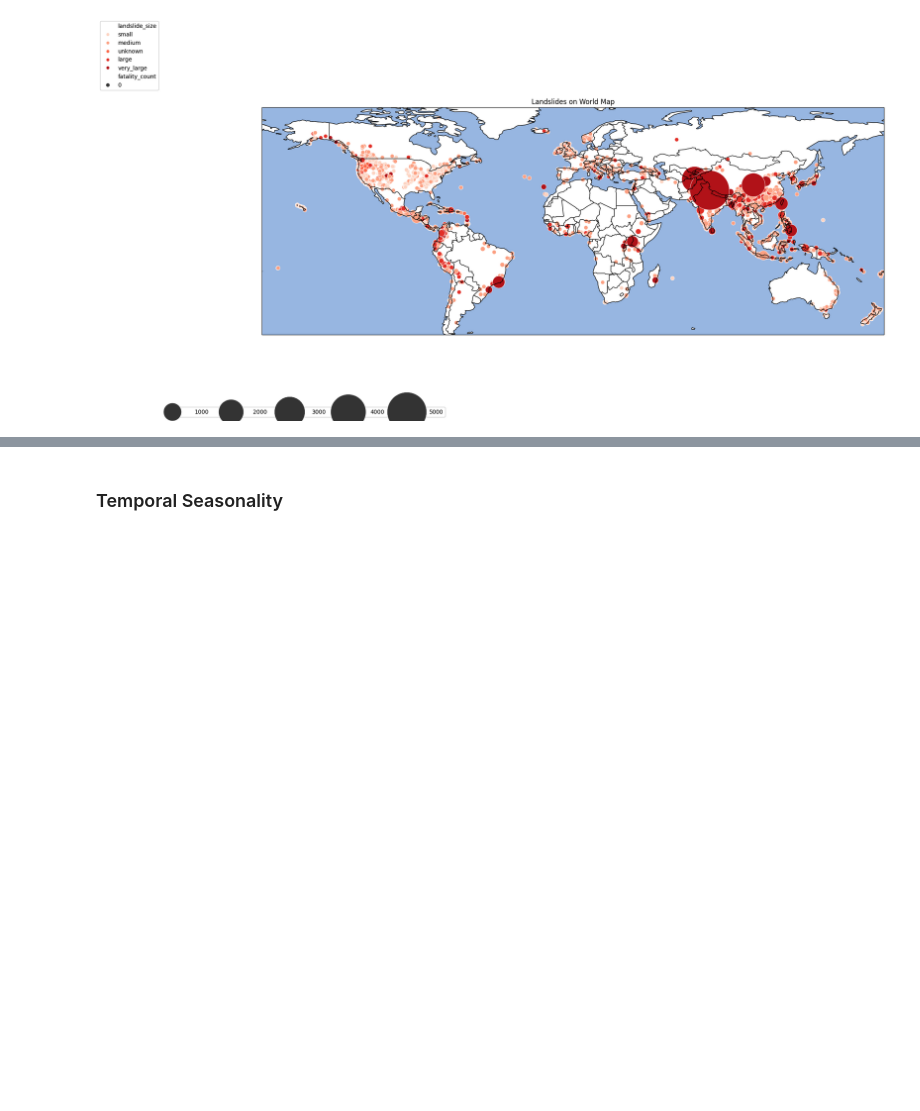
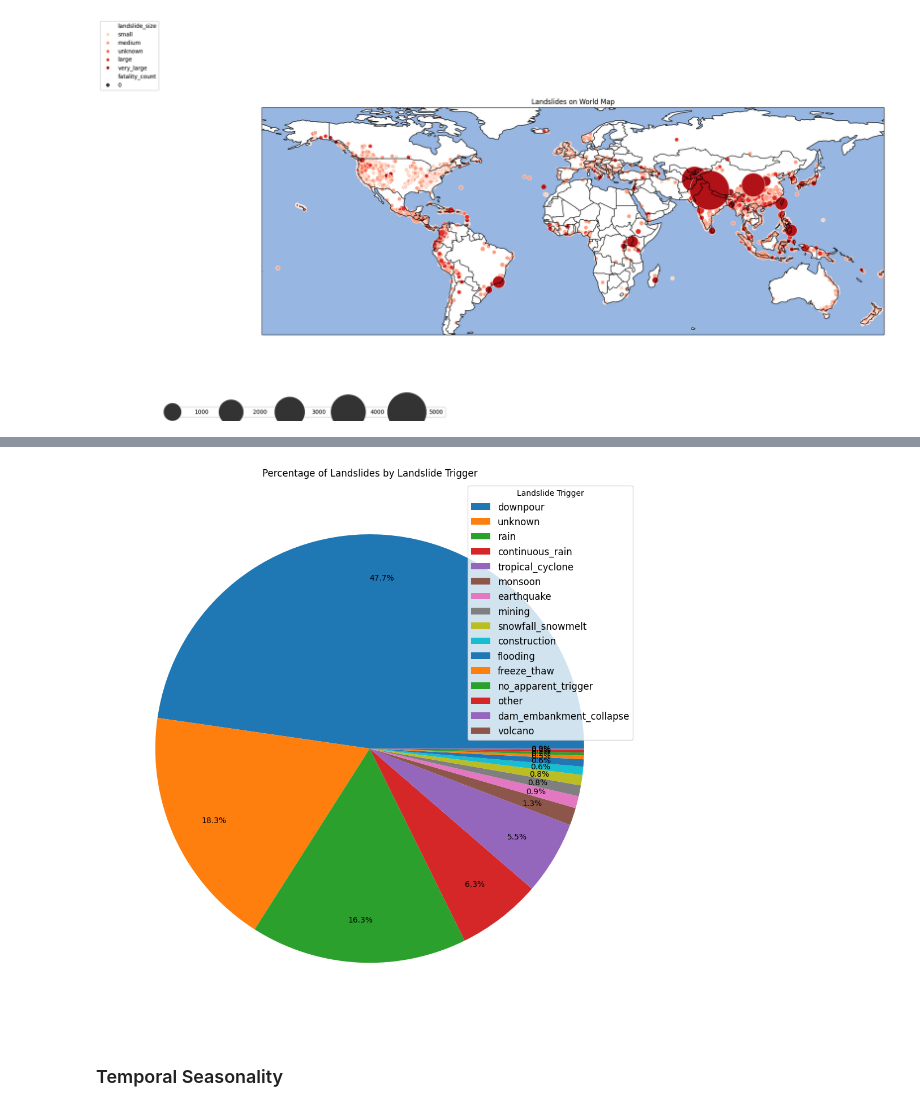
Before and after one commit to Mcrash01/Python-data-analysis, a Jupyter notebook: exploration.ipynb, the cells around one changed output, grey strips where cells are left out. Drawn from its saved outputs; the diff is of its cells as text; code cells hidden in the pictures; blank space fills up the shorter version.

```diff
--- a/exploration.ipynb
+++ b/exploration.ipynb
@@ -438,3 +453,15 @@ plt.show()
+# %%
+# make it as a pie chart
+plt.figure(figsize=(20, 10))
+# plot value when > 5%
+ax = plt.pie(landslides['landslide_trigger'].value_counts(), autopct='%1.1f%%', pctdistance=0.8)
+# legend
+plt.legend(title='Landslide Trigger', loc='upper right', labels=landslides['landslide_trigger'].value_counts().index, fontsize=12)
+plt.title('Percentage of Landslides by Landslide Trigger')
+plt.tight_layout()
+plt.show()
+# %% [output]
+[figure, added]
 # %% [markdown]
 ### Temporal Seasonality
 # %%
```
Also changed, not shown: parts of 3 cells of this notebook, 4 other files.
